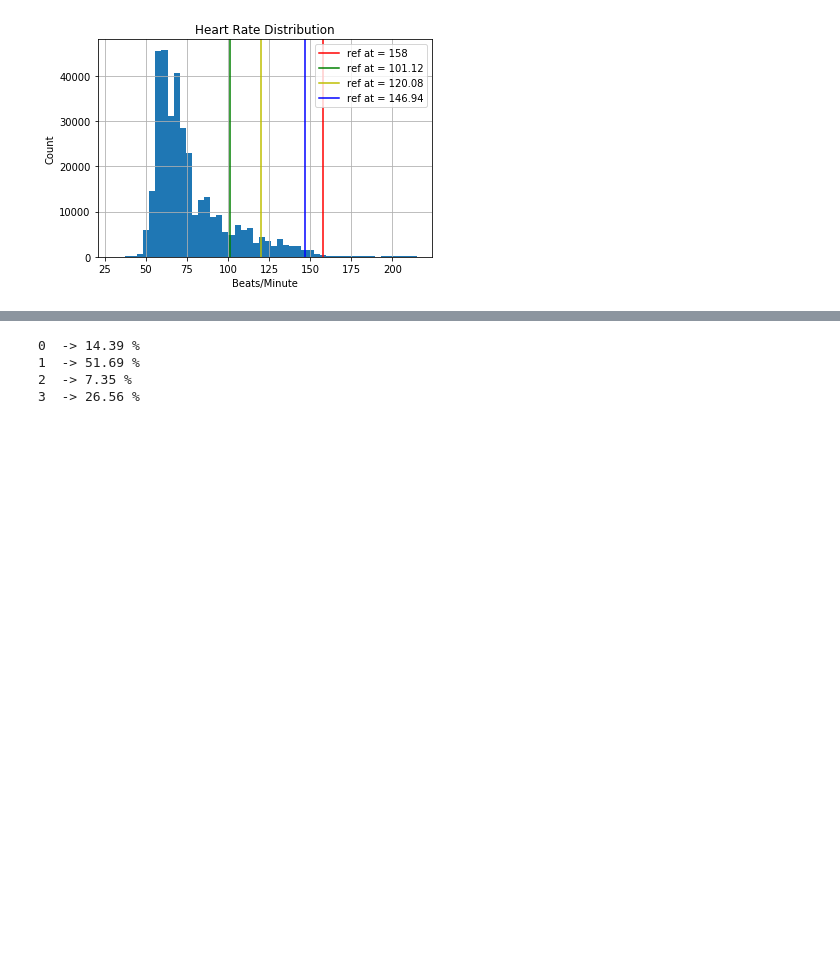
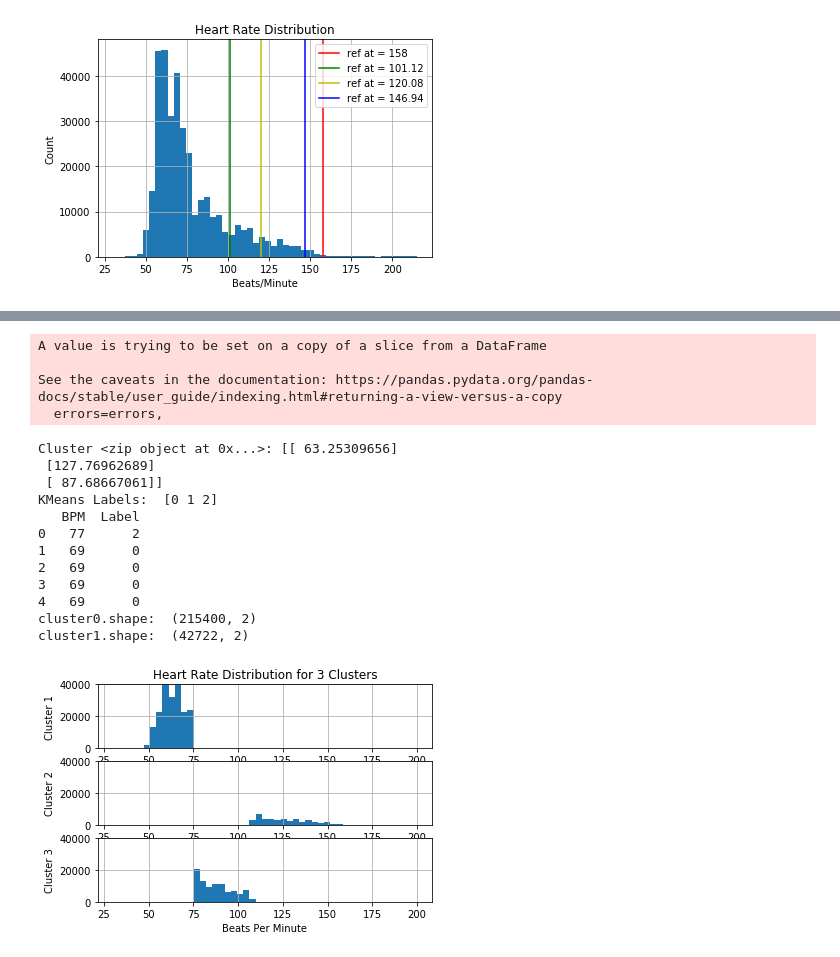
Before and after one commit to ThomasSpringett/HeartRate, a Jupyter notebook: HeartRate.ipynb, the cells around one changed output, grey strips where cells are left out. Saved outputs shown, nothing was run; the diff lists cells and outputs as text; code cells hidden in the pictures; blank space fills up the shorter version.

```diff
--- a/HeartRate.ipynb
+++ b/HeartRate.ipynb
@@ -210,3 +288,72 @@ Function in 184.0 minutes
+# %%
+def clusters_plot(df,num_clusters):
+
+    if  'Label' in df:
+        df.drop("Label",axis='columns',inplace=True)
+    kmeans = KMeans(n_clusters=num_clusters)
+    model = kmeans.fit(df)
+    print ("\nCluster {}: {}".format(k,model.cluster_centers_))
+    labels = kmeans.predict(df)
+    print ("KMeans Labels: ",np.unique(labels))
+
+    df.insert(1,"Label",labels)
+    print (df.head())
+    cluster0 = df.loc[df['Label'] == 0]
+    cluster1 = df.loc[df['Label'] == 1]
+    cluster2 = df.loc[df['Label'] == 2]
+
+    print ("cluster0.shape: ",cluster0.shape)
+    print ("cluster1.shape: ",cluster1.shape)
+    #print (cluster0.head())
+    #print (cluster1.head())
+
+    xbins = np.linspace(30, 200, 50)
+    ybins = np.linspace(0, 60000, 2000)
+
+
+    plt.subplot(3,1,1)
+    plt.hist(cluster0.BPM,xbins)
+    plt.title('Heart Rate Distribution for 3 Clusters')
+    plt.ylabel('Cluster 1')
+    plt.grid(True)
+    plt.ylim(0,40000)
+
+
+    plt.subplot(3,1,2)
+    plt.hist(cluster1.BPM,xbins)
+    plt.xlabel('Beats Per Minute')
+    plt.ylabel('Cluster 2')
+    plt.grid(True)
+    plt.ylim(0,40000)
+
+    plt.subplot(3,1,3)
+    plt.hist(cluster2.BPM,xbins)
+    plt.xlabel('Beats Per Minute')
+    plt.ylabel('Cluster 3')
+    plt.grid(True)
+    plt.ylim(0,40000)
+
+    plt.show()
+
+clusters_plot(df,3)
+# %% [output]
+A value is trying to be set on a copy of a slice from a DataFrame
+
+See the caveats in the documentation: https://pandas.pydata.org/pandas-docs/stable/user_guide/indexing.html#returning-a-view-versus-a-copy
+  errors=errors,
+Cluster <zip object at 0x...>: [[ 63.25309656]
+ [127.76962689]
+ [ 87.68667061]]
+KMeans Labels:  [0 1 2]
+   BPM  Label
+0   77      2
+1   69      0
+2   69      0
+3   69      0
+4   69      0
+cluster0.shape:  (215400, 2)
+cluster1.shape:  (42722, 2)
+[figure, added]
 # %%
 # Maximum Heart Rate: 200 - 1/2 age. Harvard Health News
 #Target Heart Rate Zone: 60%-75%. 70 yr old max would be 165 and target of 99 to 124. Harvard Health News.
@@ -232,12 +371,7 @@ def silhotteScore(df):
 clusterDict = collections.Counter(labels)
 #print (clusterDict)
 
-customerClusterSum = sum(clusterDict.values())
+clusterSum = sum(clusterDict.values())
 
 for key,value in sorted(clusterDict.items()):
-    print (key, ' ->',np.round(100*value/customerClusterSum,2),'%')
+    print (key, ' ->',np.round(100*value/clusterSum,2),'%')
-# %% [output]
-0  -> 14.39 %
-1  -> 51.69 %
-2  -> 7.35 %
-3  -> 26.56 %
```
Also changed, not shown: parts of 25 cells of this notebook, 4 other files.
